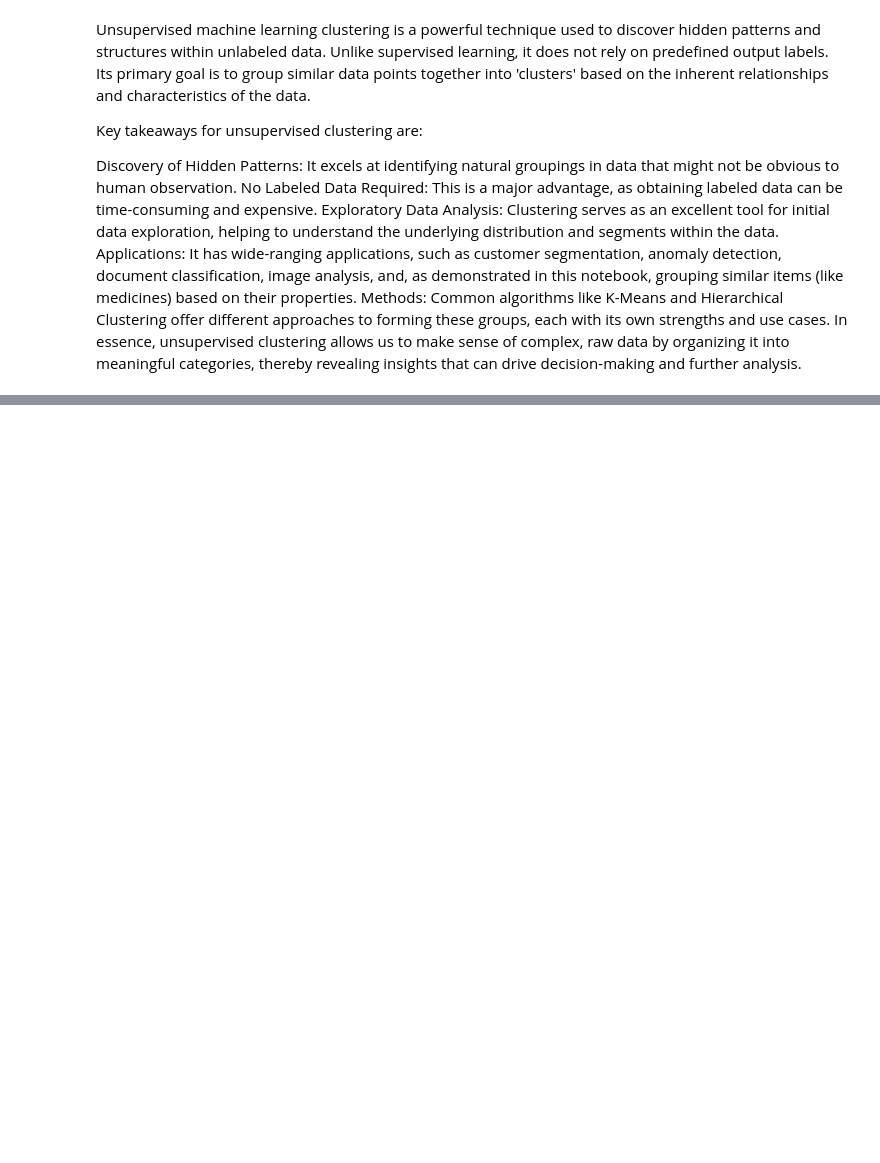
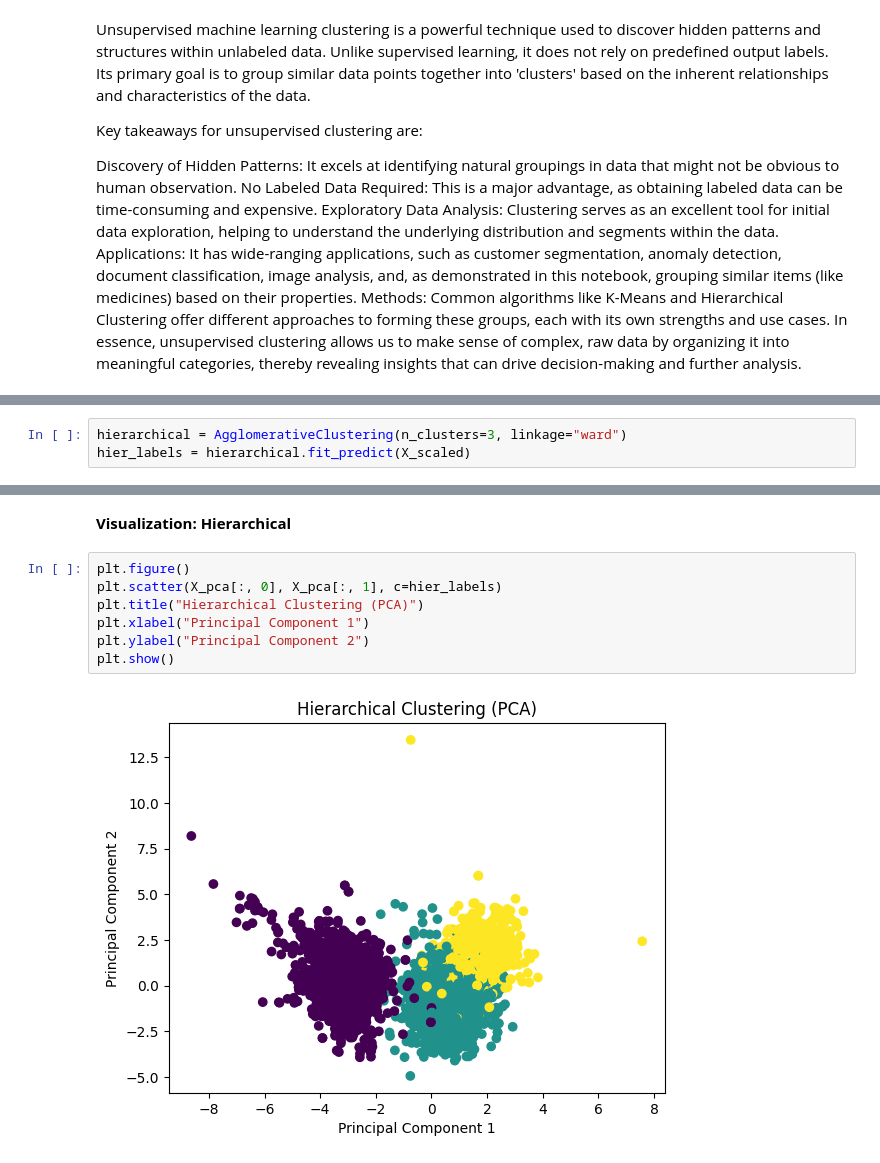
Before and after one commit to linamellese/Unsupervised-Machine-Learning-Clustering-, a Jupyter notebook: Unsupervised-Machine-Learning-Clustering.ipynb, the cells around one changed output, grey strips where cells are left out. Saved outputs shown, nothing was run; the diff lists cells and outputs as text; blank space fills up the shorter version.

```diff
--- a/Unsupervised-Machine-Learning-Clustering.ipynb
+++ b/Unsupervised-Machine-Learning-Clustering.ipynb
@@ -354,0 +415,3 @@ In essence, unsupervised clustering allows us to make sense of complex, raw data
+# %%
+hierarchical = AgglomerativeClustering(n_clusters=3, linkage="ward")
+hier_labels = hierarchical.fit_predict(X_scaled)
@@ -354,0 +434,11 @@ In essence, unsupervised clustering allows us to make sense of complex, raw data
+# %% [markdown]
+**Visualization: Hierarchical**
+# %%
+plt.figure()
+plt.scatter(X_pca[:, 0], X_pca[:, 1], c=hier_labels)
+plt.title("Hierarchical Clustering (PCA)")
+plt.xlabel("Principal Component 1")
+plt.ylabel("Principal Component 2")
+plt.show()
+# %% [output]
+[figure, added]
```
Also changed, not shown: parts of 21 cells of this notebook.
